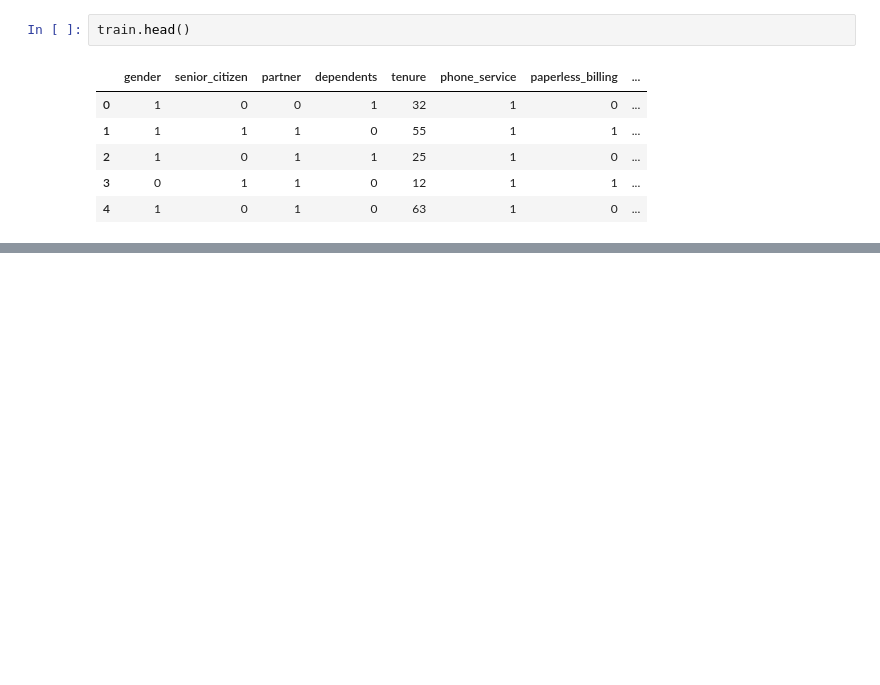
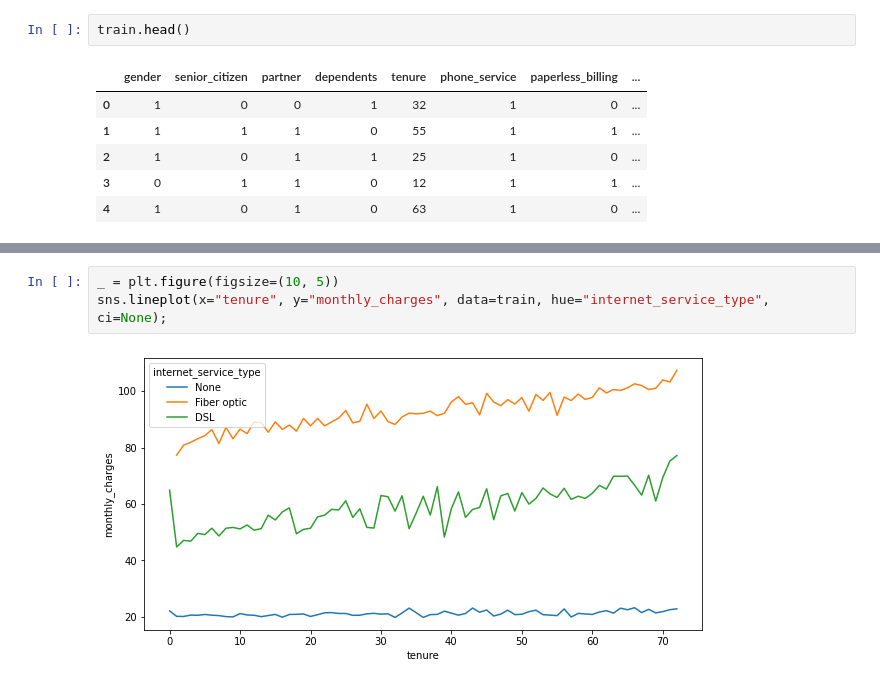
Before and after one commit to scottschmidl/telco_churn_project, a Jupyter notebook: viz.ipynb, the cells around one changed output, grey strips where cells are left out. Drawn from its saved outputs; the diff is of its cells as text; blank space fills up the shorter version.

```diff
--- a/viz.ipynb
+++ b/viz.ipynb
@@ -36,0 +51,5 @@ sns.barplot(x="tenure", y="monthly_charges", data=train);
+# %%
+_ = plt.figure(figsize=(10, 5))
+sns.lineplot(x="tenure", y="monthly_charges", data=train, hue="internet_service_type", ci=None);
+# %% [output]
+[figure, added]
```
Also changed, not shown: parts of 6 cells of this notebook.
